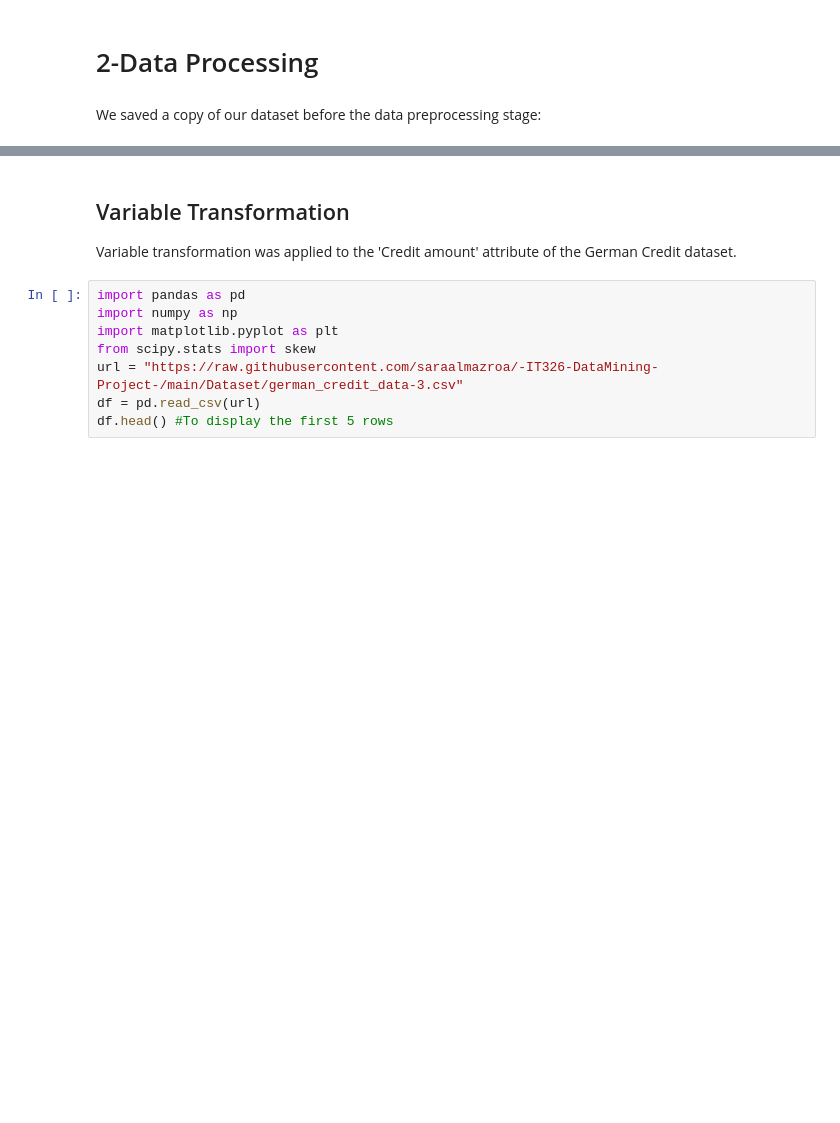
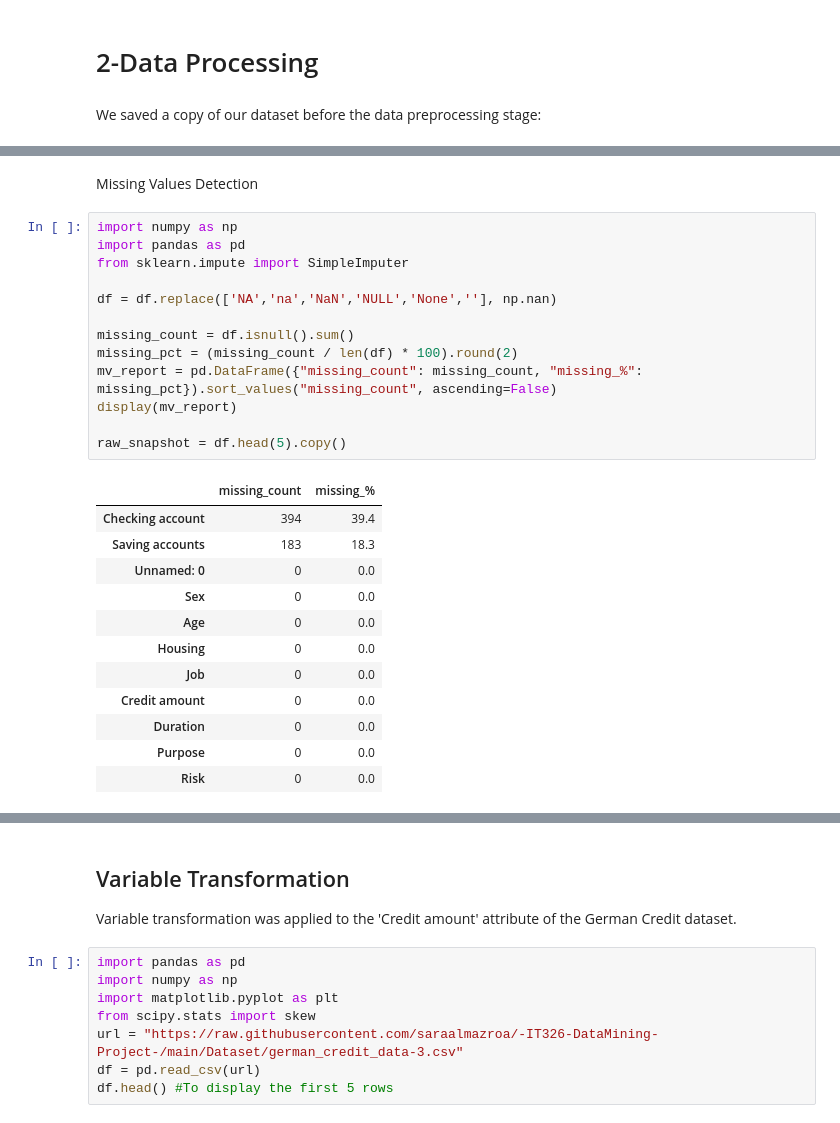
Before and after one commit to saraalmazroa/-IT326-DataMining-Project-, a Jupyter notebook: Phase2.ipynb, the cells around one changed output, grey strips where cells are left out. Drawn from its saved outputs; the diff is of its cells as text; blank space fills up the shorter version.

```diff
--- a/Phase2.ipynb
+++ b/Phase2.ipynb
@@ -113,0 +118,28 @@ df_rawdata.describe(include='all')
+# %% [markdown]
+Missing Values Detection
+# %%
+import numpy as np
+import pandas as pd
+from sklearn.impute import SimpleImputer
+
+df = df.replace(['NA','na','NaN','NULL','None',''], np.nan)
+
+missing_count = df.isnull().sum()
+missing_pct = (missing_count / len(df) * 100).round(2)
+mv_report = pd.DataFrame({"missing_count": missing_count, "missing_%": missing_pct}).sort_values("missing_count", ascending=False)
+display(mv_report)
+
+raw_snapshot = df.head(5).copy()
+# %% [output]
+|  | missing_count | missing_% |
+| Checking account | 394 | 39.4 |
+| Saving accounts | 183 | 18.3 |
+| Unnamed: 0 | 0 | 0.0 |
+| Sex | 0 | 0.0 |
+| Age | 0 | 0.0 |
+| Housing | 0 | 0.0 |
+| Job | 0 | 0.0 |
+| Credit amount | 0 | 0.0 |
+| Duration | 0 | 0.0 |
+| Purpose | 0 | 0.0 |
+| Risk | 0 | 0.0 |
```
Also changed, not shown: parts of 16 cells of this notebook.
